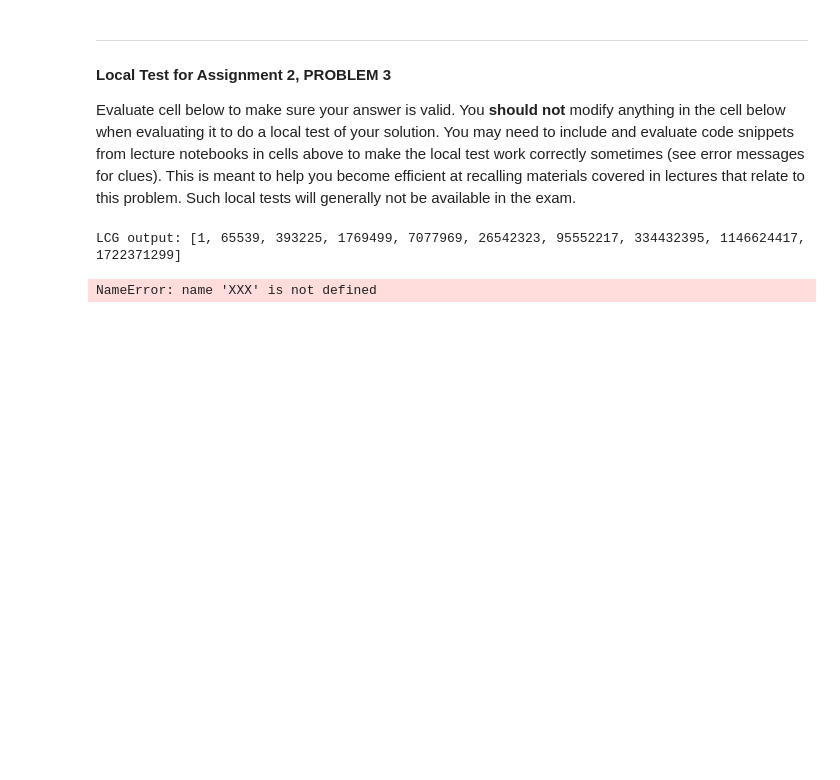
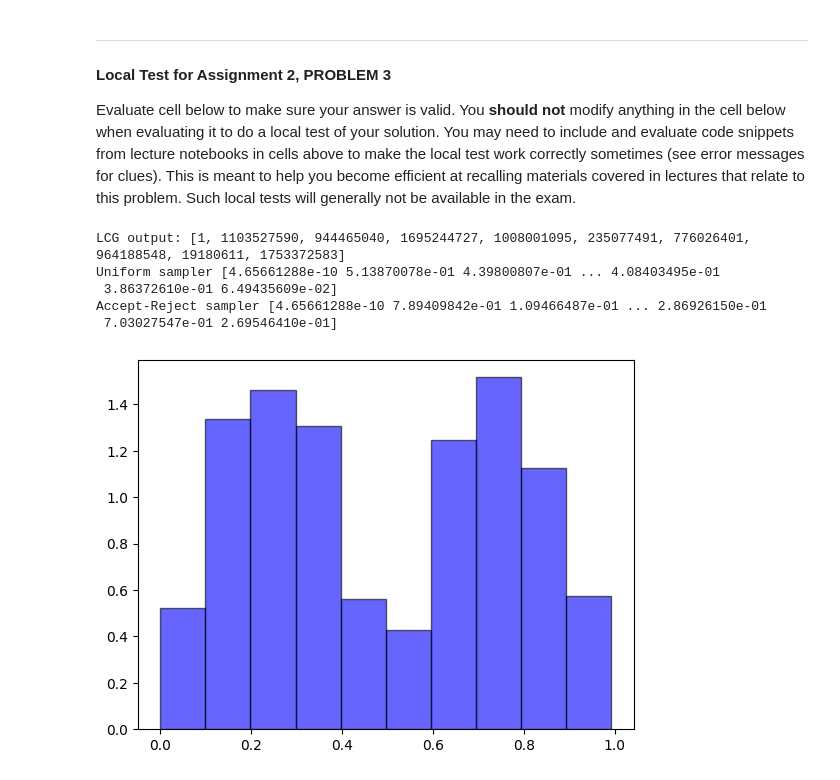
Before and after one commit to vaughankraska/data_science_2023, a Jupyter notebook: assignments/Assignment_2.ipynb, the cells around one changed output. Cells and saved outputs as stored; diff of their text form; code cells hidden in the pictures; blank space fills up the shorter version.

```diff
--- a/assignments/Assignment_2.ipynb
+++ b/assignments/Assignment_2.ipynb
@@ -226,6 +428,6 @@ def problem3_LCG(size=None, seed = 0):
 # %%
-
 def problem3_uniform(generator=None, period = 1, size=None, seed=0):
+    import numpy as np
     """
     Takes a generator and produces samples from the uniform [0,1] distribution according
     to size.
@@ -241,13 +443,12 @@ def problem3_uniform(generator=None, period = 1, size=None, seed=0):
     --------------
     out : a list of the uniform pseudo random numbers
     """
+    rvs = np.array(generator(size,seed))
 
-    XXX
-
-    return XXX
+    return rvs/period
 # %%
-
 def problem3_accept_reject(uniformGenerator=None, n_iterations=None, seed=0):
+    import numpy as np
     """
     Takes a generator that produces uniform pseudo random [0,1] numbers
     and produces samples from (pi/2)*abs(sin(x*2*pi)) using an Accept-Reject
@@ -266,9 +467,18 @@ def problem3_accept_reject(uniformGenerator=None, n_iterations=None, seed=0):
     out : a list of the pseudo random numbers with the specified distribution
     """
 
-    XXX
+    p0 = lambda number:(np.pi / 2) * np.abs(np.sin(2*np.pi*number))
+    rv_dom = uniformGenerator(size=n_iterations,seed=seed)
+    rv_ran = uniformGenerator(size=n_iterations, seed=rv_dom[-1])
+    #todo see if it matters that we use our generator
+    non_rejects = []
+    for rv in range(n_iterations):
+        dom = rv_dom[rv]
+        ran = rv_ran[rv]*np.pi/2
+        if ran <= p0(dom):
+            non_rejects.append(dom)
 
-    return XXX
+    return np.array(non_rejects)
 # %% [markdown]
 ---
 #### Local Test for Assignment 2, PROBLEM 3
@@ -277,22 +487,34 @@ You may need to include and evaluate code snippets from lecture notebooks in cel
 # %%
 
 # If you managed to solve all three parts you can test the following code to see if it runs
 # you have to change the period to match your LCG though, this is marked as XXX.
 # It is a very good idea to check these things using the histogram function in sagemath
 # try with a larger number of samples, up to 10000 should run
 
+def do_graphs(rv_array):
+    import matplotlib.pyplot as plt
+    # plotEMF(makeEMF(rv_array))
+    plt.hist(rv_array, density=True, alpha=0.6, color='blue', edgecolor='black')
+
+
 print("LCG output: %s" % problem3_LCG(size=10, seed = 1))
 
-period = XXX
+period = 2**31 - 1
 
-print("Uniform sampler %s" % problem3_uniform(generator=problem3_LCG, period = period, size=10, seed=1))
-
+print("Uniform sampler %s" % problem3_uniform(generator=problem3_LCG, period = period, size=10000, seed=1))
 uniform_sampler = lambda size,seed: problem3_uniform(generator=problem3_LCG, period = period, size=size, seed=seed)
 
-print("Accept-Reject sampler %s" % problem3_accept_reject(uniformGenerator = uniform_sampler,n_iterations=20,seed=1))
+print("Accept-Reject sampler %s" % problem3_accept_reject(uniformGenerator = uniform_sampler,n_iterations=200000,seed=1))
+
+# do_graphs(problem3_uniform(generator=problem3_LCG, period = period, size=2000000, seed=1))
+do_graphs(problem3_accept_reject(uniformGenerator = uniform_sampler,n_iterations=2000,seed=1))
 # %% [output]
-LCG output: [1, 65539, 393225, 1769499, 7077969, 26542323, 95552217, 334432395, 1146624417, 1722371299]
+LCG output: [1, 1103527590, 944465040, 1695244727, 1008001095, 235077491, 776026401, 964188548, 19180611, 1753372583]
+Uniform sampler [4.65661288e-10 5.13870078e-01 4.39800807e-01 ... 4.08403495e-01
+ 3.86372610e-01 6.49435609e-02]
+Accept-Reject sampler [4.65661288e-10 7.89409842e-01 1.09466487e-01 ... 2.86926150e-01
+ 7.03027547e-01 2.69546410e-01]
-NameError: name 'XXX' is not defined
+[figure, added]
 # %%
 
 # If however you did not manage to implement either part 1 or part 2 but still want to check part 3, you can run the code below
```
Also changed, not shown: parts of 16 cells of this notebook, 1 other file.
